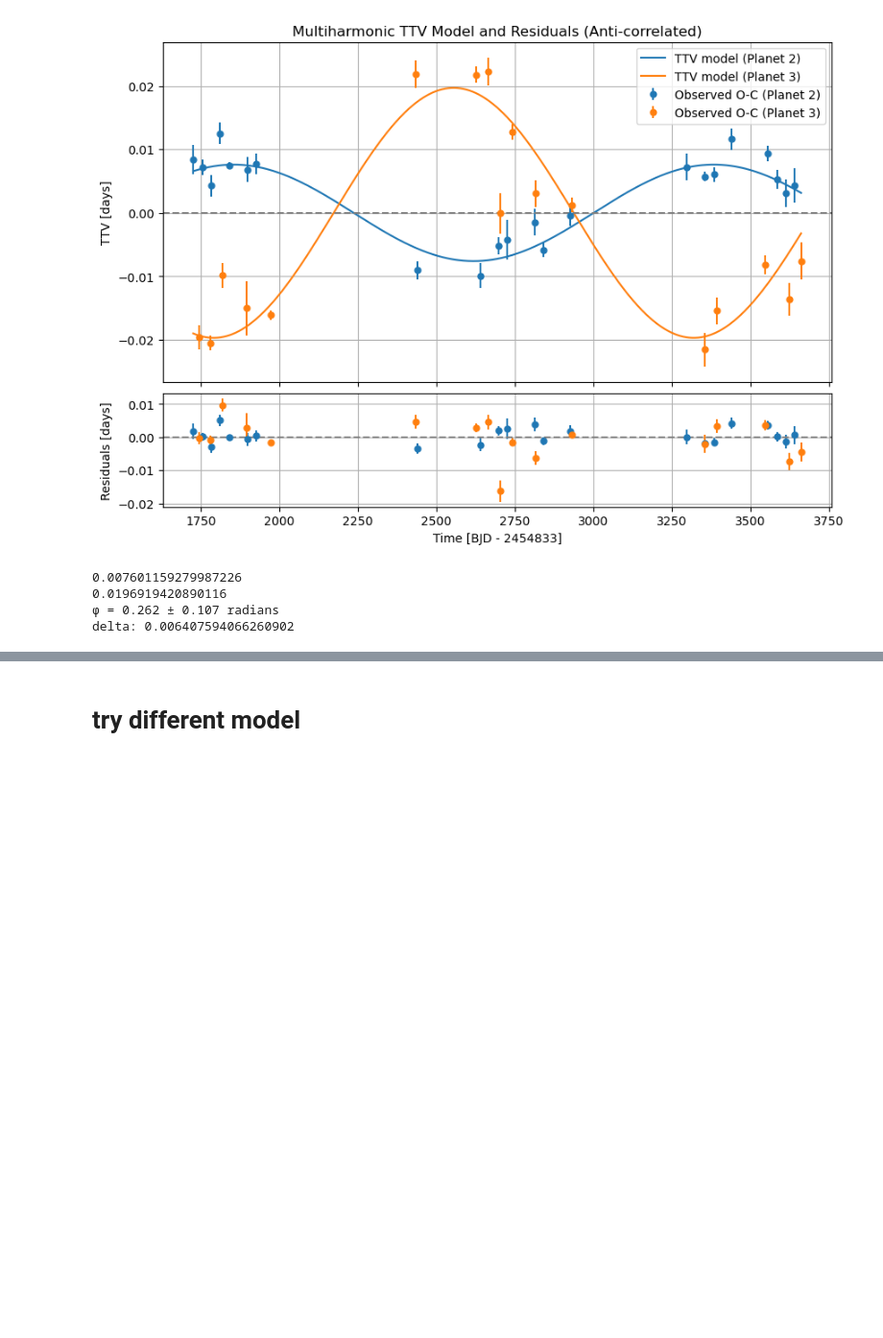
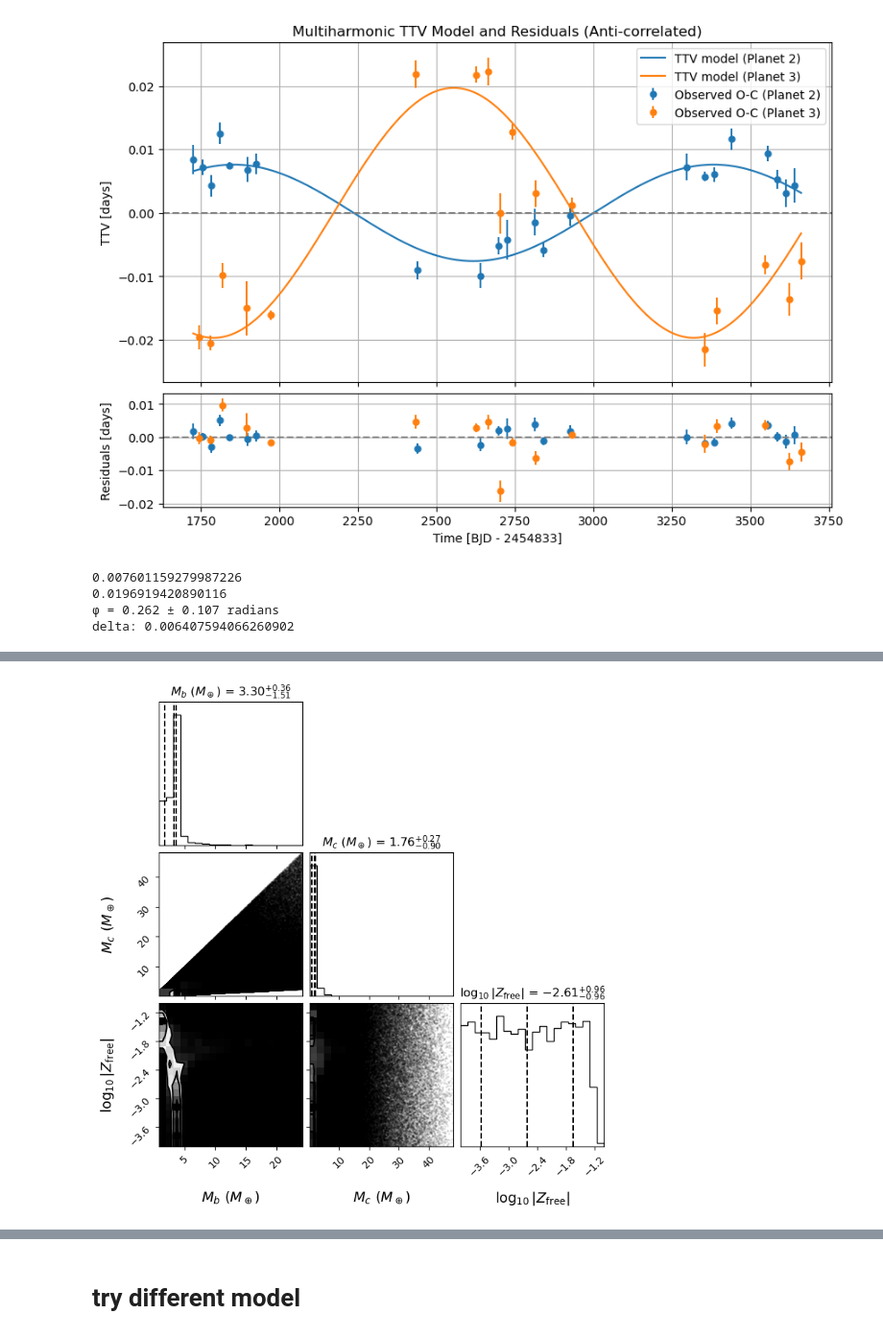
Before and after one commit to pentrican10/tess-resonant-systems, a Jupyter notebook: 3_toi_1339_omc.ipynb, the cells around one changed output, grey strips where cells are left out. Shown at 96% size. Saved outputs shown, nothing was run; the diff lists cells and outputs as text; code cells hidden in the pictures; blank space fills up the shorter version.

```diff
--- a/3_toi_1339_omc.ipynb
+++ b/3_toi_1339_omc.ipynb
@@ -789,0 +805,27 @@ plt.show()
+# %%
+import corner
+import numpy as np
+import matplotlib.pyplot as plt
+
+# Prepare the data array for the corner plot
+samples = np.vstack([
+    M1_samples,             # Mb in Earth masses
+    M2_samples,             # Mc in Earth masses
+    np.log10(Z_mag)         # log10|Z_free|
+]).T  # shape: (N_samples, 3)
+
+# Apply importance weights
+# NOTE: corner does not natively support weights pre-2.1.0, so check version if needed
+fig = corner.corner(
+    samples,
+    weights=weights,
+    labels=[r"$M_b\ (M_\oplus)$", r"$M_c\ (M_\oplus)$", r"$\log_{10}|Z_{\rm free}|$"],
+    show_titles=True,
+    title_fmt=".2f",
+    quantiles=[0.16, 0.5, 0.84],
+    title_kwargs={"fontsize": 12},
+    label_kwargs={"fontsize": 14}
+)
+
+plt.show()
+# %% [output]
@@ -789,0 +833 @@ plt.show()
+[figure, added]
```
Also changed, not shown: parts of 25 cells of this notebook, 8 other files.
